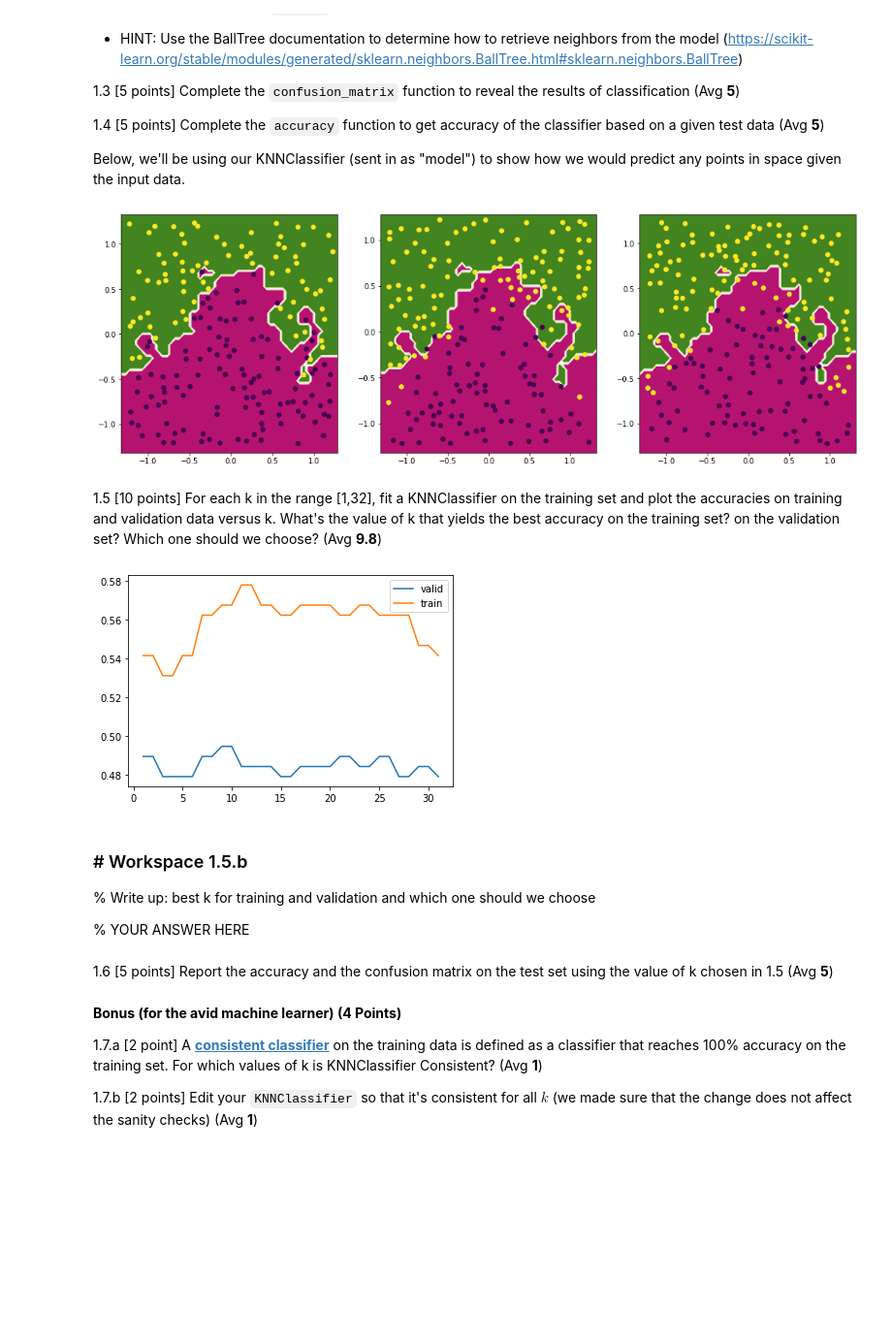
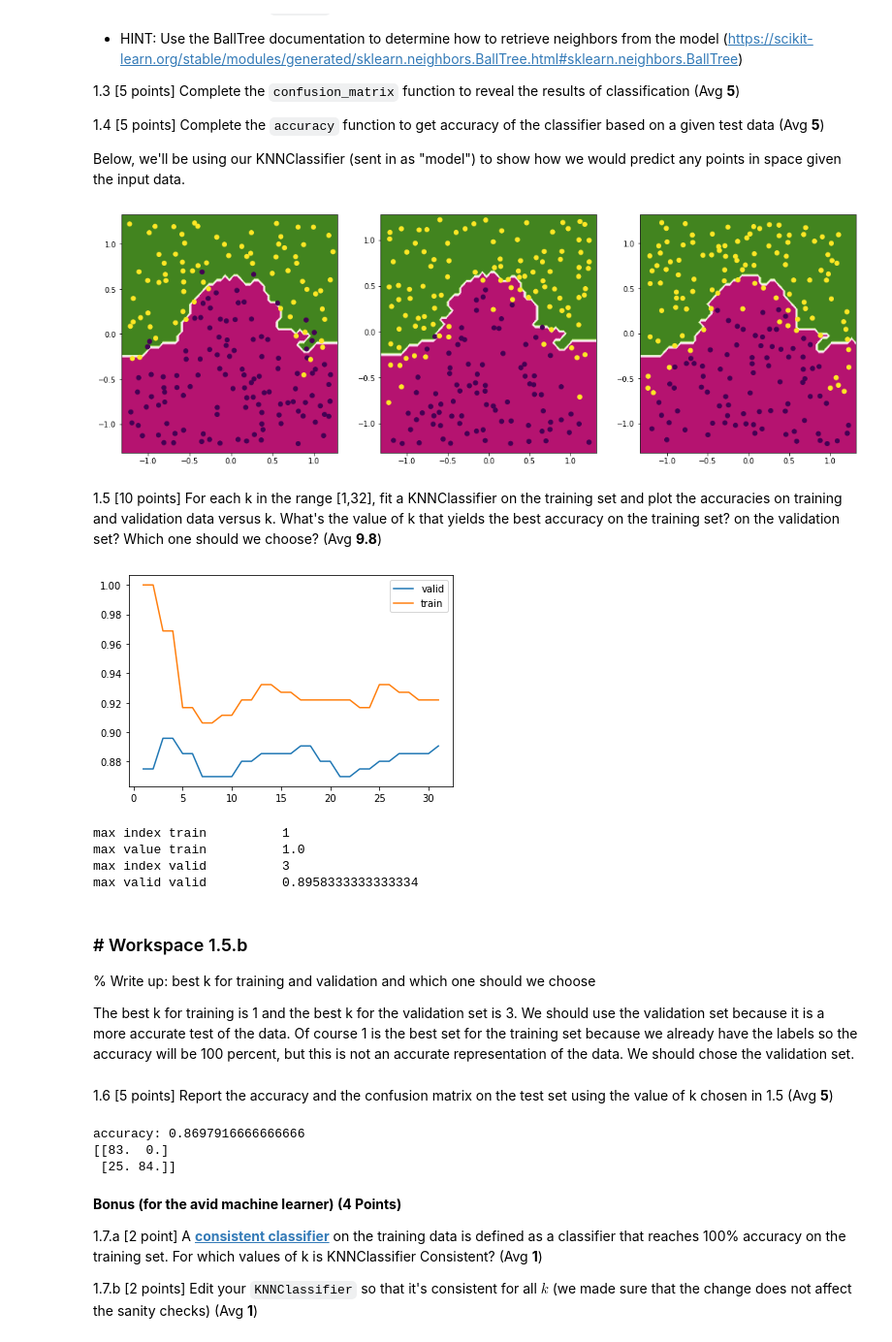
Before and after one commit to k2zylstra/PS1_Base_4622, a Jupyter notebook: PS1_Base_4622.ipynb, the cells around one changed output. Shown: that part at 97% size. Drawn from its saved outputs; the diff is of its cells as text; code cells hidden in the pictures; blank space fills up the shorter version.

```diff
--- a/PS1_Base_4622.ipynb
+++ b/PS1_Base_4622.ipynb
@@ -289,15 +289,15 @@ Below, we'll be using our KNNClassifier (sent in as "model") to show how we woul
 # %%
 # This cell is to show the decision surface of the classifier
 # You can change k to visualize KNN behavior
-knn = KNNClassifier(2).fit(binary_data.X_train, binary_data.y_train)
+knn = KNNClassifier(10).fit(binary_data.X_train, binary_data.y_train)
 fig, axs = plt.subplots(1, 3)
 fig.set_figheight(6), fig.set_figwidth(18)
 tests.show_decision_surface(knn, binary_data.X_train, binary_data.y_train, axs[0])
 tests.show_decision_surface(knn, binary_data.X_valid, binary_data.y_valid, axs[1])
 tests.show_decision_surface(knn, binary_data.X_test, binary_data.y_test, axs[2])
 plt.show()
 # %% [output]
-[figure, old version]
+[figure, new version]
 # %% [markdown]
 1.5 [10 points] For each k in the range [1,32], fit a KNNClassifier on the training set and plot the accuracies on training and validation
 data versus k. What's the value of k that yields the best accuracy on the training set? on the validation set? Which one
@@ -312,20 +312,42 @@ for k in ks:
     #BEGIN
     # code here
     knn = KNNClassifier(k).fit(binary_data.X_train, binary_data.y_train)
-    accuracies_train.append(knn.accuracy(binary_data.X_test, binary_data.y_train))
-    accuracies_valid.append(knn.accuracy(binary_data.X_test, binary_data.y_valid))
+    accuracies_train.append(knn.accuracy(binary_data.X_train, binary_data.y_train))
+    accuracies_valid.append(knn.accuracy(binary_data.X_valid, binary_data.y_valid))
     #END
 plt.plot(ks, accuracies_valid, label="valid")
 plt.plot(ks, accuracies_train, label="train")
 plt.legend()
 plt.show()
+
+# added this just so I could see the max values
+max_v_train = 0
+max_i_train = 0
+for i in range(len(accuracies_train)):
+    if max_v_train < accuracies_train[i]:
+        max_v_train = accuracies_train[i]
+        max_i_train = i
+max_v_valid = 0
+max_i_valid = 0
+for i in range(len(accuracies_valid)):
+    if max_v_valid < accuracies_valid[i]:
+        max_v_valid = accuracies_valid[i]
+        max_i_valid = i
+print("max index train \t", max_i_train+1)
+print("max value train \t", max_v_train)
+print("max index valid \t", max_i_valid+1)
+print("max valid valid \t", max_v_valid)
 # %% [output]
-[figure, old version]
+[figure, new version]
+max index train          1
+max value train          1.0
+max index valid          3
+max valid valid          0.8958333333333334
-# %% [markdown]
-### # Workspace 1.5.b
-% Write up: best k for training and validation and which one should we choose
-
-% YOUR ANSWER HERE
+# %% [markdown]
+### # Workspace 1.5.b
+% Write up: best k for training and validation and which one should we choose
+
+The best k for training is 1 and the best k for the validation set is 3. We should use the validation set because it is a more accurate test of the data. Of course 1 is the best set for the training set because we already have the labels so the accuracy will be 100 percent, but this is not an accurate representation of the data. We should chose the validation set.
 # %% [markdown]
 1.6 [5 points] Report the accuracy and the confusion matrix on the test set using the value of k chosen in 1.5 (Avg __5__)
 # %%
@@ -333,8 +355,17 @@ plt.show()
 # TODO: compute and print the accuracy on the test set using k from 1.5
 #BEGIN
 # code here
-best_k = None # REPLACE
+best_k = 3
+
+knn = KNNClassifier(k).fit(binary_data.X_train, binary_data.y_train)
+con = knn.confusion_matrix(binary_data.X_test, binary_data.y_test)
+print("accuracy:", knn.accuracy(binary_data.X_test, binary_data.y_test))
+print(con)
 #END
+# %% [output]
+accuracy: 0.8697916666666666
+[[83.  0.]
+ [25. 84.]]
 # %% [markdown]
 **Bonus (for the avid machine learner) (4 Points)**
 
```
Also changed, not shown: parts of 5 cells of this notebook, 1 other file.
